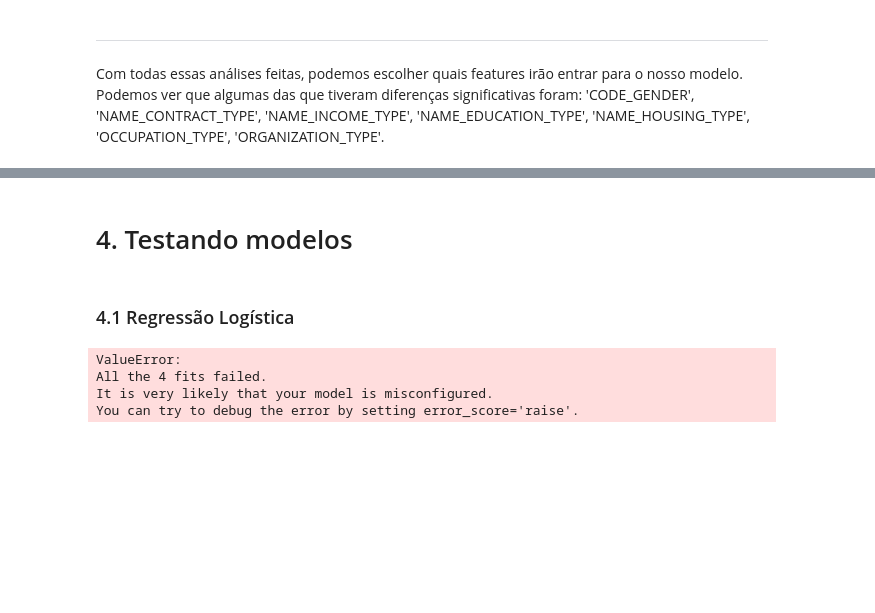
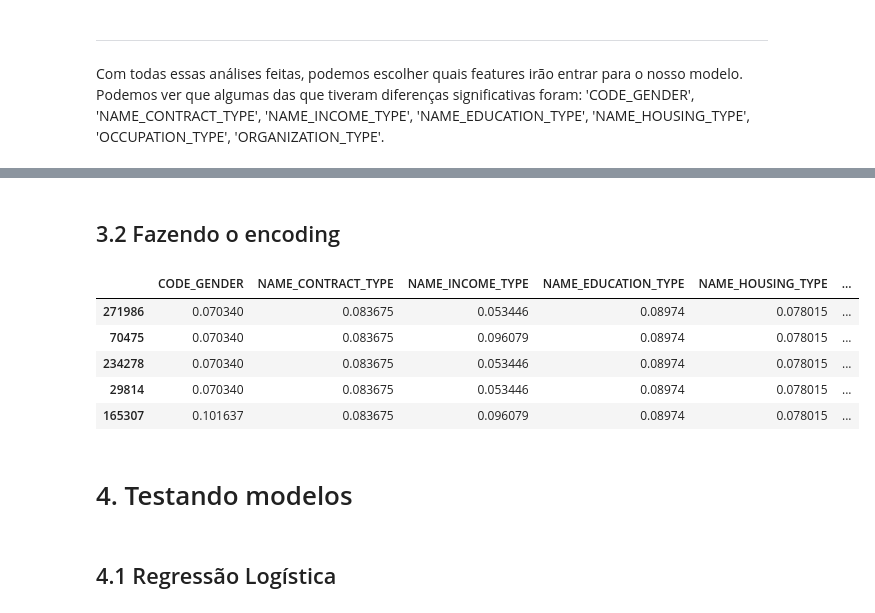
Before and after one commit to domingospg/portfolio, a Jupyter notebook: Home Credit Default Risk/code.ipynb, the cells around one changed output, grey strips where cells are left out. Drawn from its saved outputs; the diff is of its cells as text; code cells hidden in the pictures; blank space fills up the shorter version.

```diff
--- a/Home Credit Default Risk/code.ipynb
+++ b/Home Credit Default Risk/code.ipynb
@@ -432,36 +385,23 @@ for i in X.columns:
+# %% [markdown]
+## 3.2 Fazendo o encoding
 # %%
-from sklearn.pipeline import Pipeline
-from sklearn.preprocessing import OneHotEncoder
 from category_encoders import TargetEncoder
-from sklearn.impute import SimpleImputer
-from sklearn.compose import ColumnTransformer
 
+enc_nom = TargetEncoder(cols=sel_nom).fit(X_train, y_train)
+X_train = enc_nom.transform(X_train)
+X_test = enc_nom.transform(X_test)
 
-#Pipeline de transformação das variáveis nominais:
-transform_nom = Pipeline([
+enc_ord = TargetEncoder(cols=sel_ord).fit(X_train, y_train)
+X_train = enc_ord.transform(X_train)
+X_test = enc_ord.transform(X_test)
 
-    ('imputer', SimpleImputer(strategy='constant', fill_value='missing')), ('encoder', OneHotEncoder(sparse=False))
-
-    ])
-
-#Pipeline de transformação das variáveis ordinais:
-transform_ord = Pipeline([
-
-    ('imputer', SimpleImputer(strategy='constant', fill_value='missing')), ('encoder', TargetEncoder())
-
-    ])
-
-#Pipeline das variáveis numéricas:
-transform_num = Pipeline([
-
-    ('imputer', SimpleImputer(strategy='mean', fill_value='missing')), ('scaler', StandardScaler())
-
-])
-
-
-#Criando a pipeline de transformação:
-transform = ColumnTransformer([
-    ('nom', transform_nom, sel_nom), ('ord', transform_ord, sel_ord), ('num', transform_num, sel_num)
-])
+X_train.head()
+# %% [output]
+|  | CODE_GENDER | NAME_CONTRACT_TYPE | NAME_INCOME_TYPE | NAME_EDUCATION_TYPE | NAME_HOUSING_TYPE | ... |
+| 271986 | 0.070340 | 0.083675 | 0.053446 | 0.08974 | 0.078015 | ... |
+| 70475 | 0.070340 | 0.083675 | 0.096079 | 0.08974 | 0.078015 | ... |
+| 234278 | 0.070340 | 0.083675 | 0.053446 | 0.08974 | 0.078015 | ... |
+| 29814 | 0.070340 | 0.083675 | 0.053446 | 0.08974 | 0.078015 | ... |
+| 165307 | 0.101637 | 0.083675 | 0.096079 | 0.08974 | 0.078015 | ... |
 # %% [markdown]
 # 4. Testando modelos
@@ -470,22 +408,2 @@ X_train, X_test, y_train, y_test = train_test_split(X, y, test_size=0.2, random_
 # %% [markdown]
-### 4.1 Regressão Logística
+## 4.1 Regressão Logística
-# %%
-kfold = KFold(n_splits=4)
-
-modelo = LogisticRegression()
-
-#Criando a pipeline do modelo:
-pipeline = Pipeline([
-
-    ('transform', transform), ('model', modelo)
-
-])
-
-scores = cross_val_score(pipeline, X_train, y_train, cv=kfold)
-
-print(np.mean(scores))
-# %% [output]
-ValueError:
-All the 4 fits failed.
-It is very likely that your model is misconfigured.
-You can try to debug the error by setting error_score='raise'.
```
Also changed, not shown: parts of 17 cells of this notebook.
